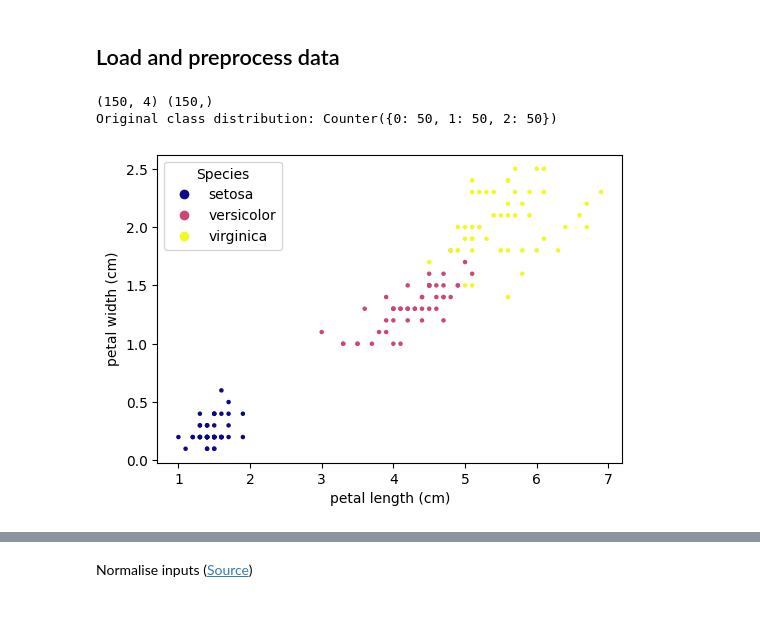
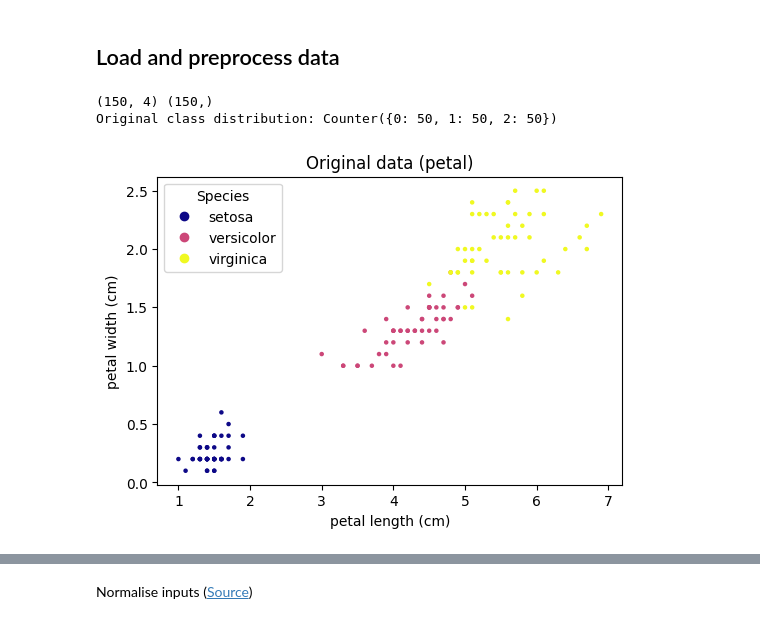
Before and after one commit to LuciaPauw/RW441Assignments, a Jupyter notebook: assignment3/iris_nn.ipynb, the cells around one changed output, grey strips where cells are left out. Cells and saved outputs as stored; diff of their text form; code cells hidden in the pictures.

```diff
--- a/assignment3/iris_nn.ipynb
+++ b/assignment3/iris_nn.ipynb
@@ -70,18 +75,19 @@ def make_imbalanced(X, y, target_counts):
 # %%
 iris = load_iris()
 X, y = iris.data, iris.target
 print(X.shape, y.shape)
 
 print("Original class distribution:", Counter(y))
 
 plt.figure(figsize=(6,4))
 scatter = plt.scatter(X[:, 2], X[:, 3], c=y, s=5, cmap='plasma')
+plt.title("Original data (petal)")
 plt.xlabel(iris.feature_names[2])
 plt.ylabel(iris.feature_names[3])
 handles, _ = scatter.legend_elements()
 plt.legend(handles, iris.target_names, title="Species")
 plt.show()
 # %% [output]
 (150, 4) (150,)
 Original class distribution: Counter({0: 50, 1: 50, 2: 50})
-[figure, old version]
+[figure, new version]
```
Also changed, not shown: parts of 21 cells of this notebook, 10 other files.
